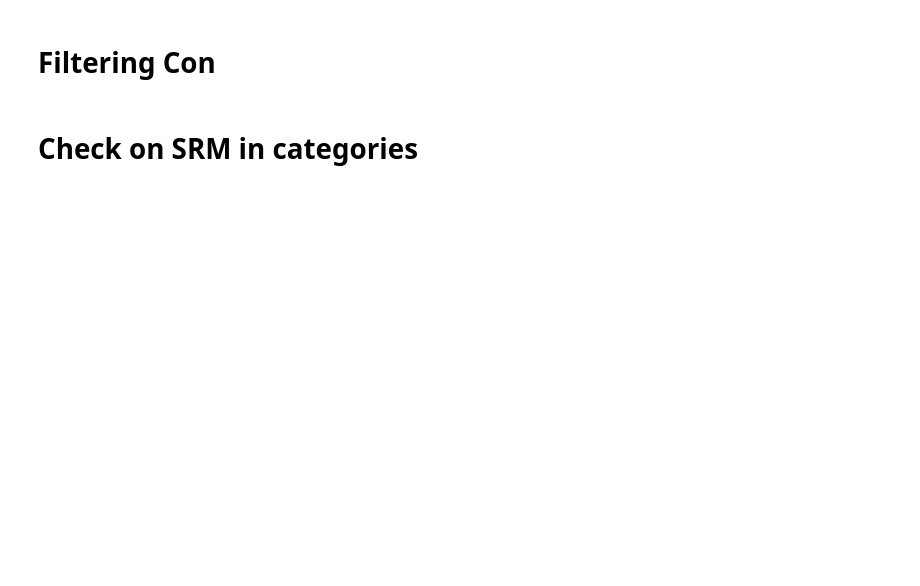
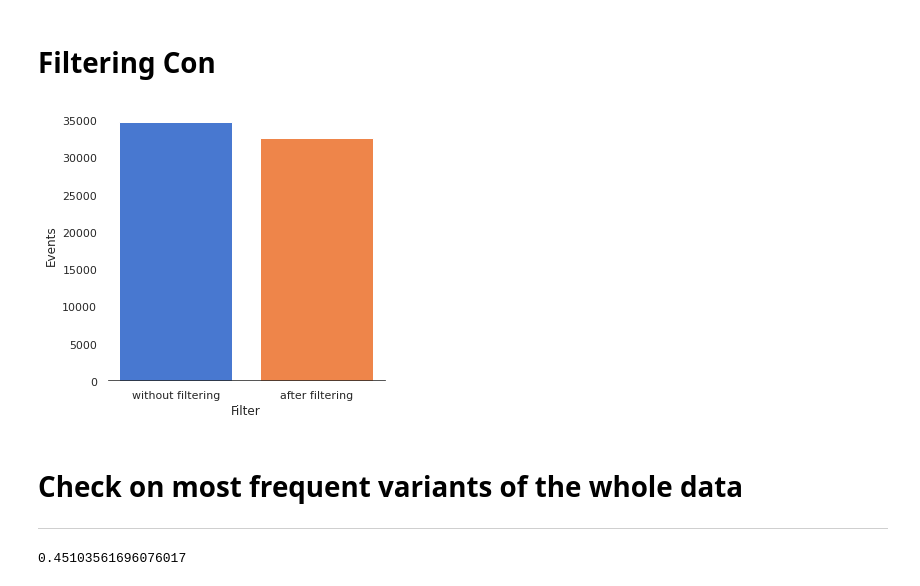
Before and after one commit to MoritzHaw/BPI2019_Colabatory, a Jupyter notebook: HandleData.ipynb, the cells around one changed output. Saved outputs shown, nothing was run; the diff lists cells and outputs as text; code cells hidden in the pictures; blank space fills up the shorter version.

```diff
--- a/HandleData.ipynb
+++ b/HandleData.ipynb
@@ -323,18 +380,20 @@ variants_Con
 # %%
 # check if GR > 0 and IV = 0
 
-variants_contains_GR = variants_Con[(variants_Con['variant'].str.contains('Goods Receipt')) & (variants_Con['variant'].str.contains('Invoice') == False)]
-variants_contains_GR
+variants_contains_GR = variants_Con[
+  (variants_Con['variant'].str.contains('Goods Receipt')) &
+  (variants_Con['variant'].str.contains('Invoice') == False)]
+#variants_contains_GR
 # %%
 # merge
 df_Con = merge_df(log_filtered_Con, variants_contains_GR, 'case:concept:name')
 
-df_IVaGR.to_pickle('PKL_Con_filtered')
+df_Con.to_pickle('PKL_Con_filtered')
 #df_Con.to_csv('CSV_IVaGR_filtered',  encoding='cp1252',sep=',')
 decrease_in_perc(log_filtered_Con, df_Con)
 comp_bef_aft(log_filtered_Con, df_Con)
 #count_events(df_Con)
+# %% [output]
+[figure, added]
 # %%
 #df_Con.to_csv('CSV_Con_filtered',  encoding='cp1252',sep=',')
-# %% [markdown]
-# Check on SRM in categories
@@ -350,0 +400,4 @@ df_IVaGR.value_counts('case:doc:type')
+# %% [markdown]
+# Check on most frequent variants of the whole data
+
+---
@@ -350,0 +417,8 @@ df_IVaGR.value_counts('case:doc:type')
+# %%
+# Transform records (a list of dicts) into a dataframe
+# used to convert the variants_count dictionary into a data frame
+
+log_csv_variants = pd.DataFrame.from_records(variants_count)
+log_csv_variants['count'].head(5).sum()/log_csv_variants['count'].sum()
+# %% [output]
+0.45103561696076017
```
Also changed, not shown: parts of 27 cells of this notebook.
